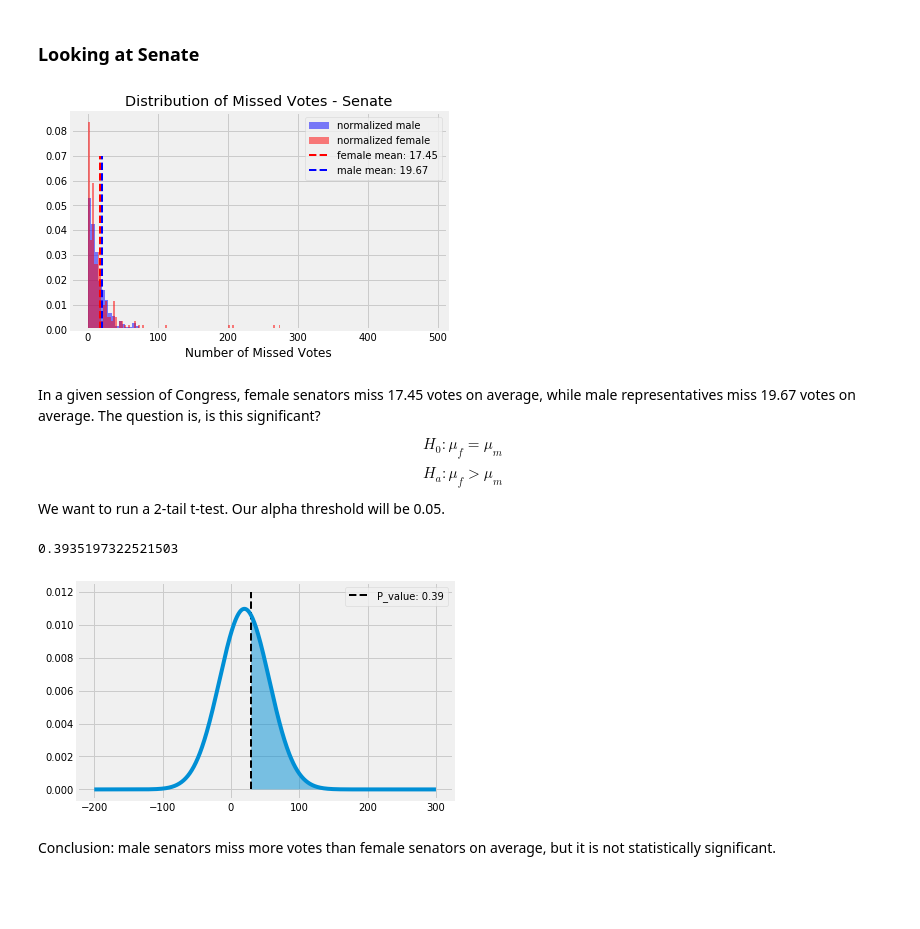
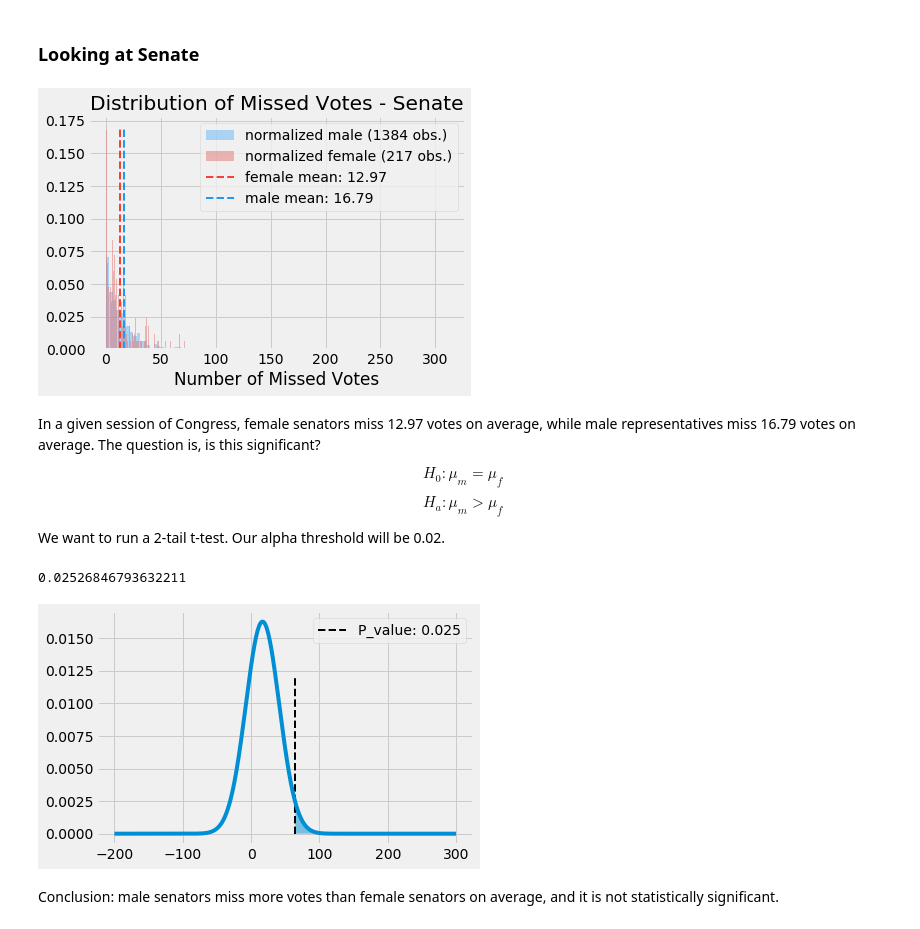
Before and after one commit to rcohngru/congressional-voting-eda, a Jupyter notebook: Post Capstone EDA/Gender.ipynb, the cells around one changed output. Cells and saved outputs as stored; diff of their text form; code cells hidden in the pictures; blank space fills up the shorter version.

```diff
--- a/Post Capstone EDA/Gender.ipynb
+++ b/Post Capstone EDA/Gender.ipynb
@@ -185,6 +185,21 @@ On average, female representatives miss 61.7 votes per Congressional session whi
 With a p-value of 0.011 I reject the null hypothesis and can determine that female representatives miss more votes than male representatives and it *is* statistically significant
 # %% [markdown]
 ### Looking at Senate
+# %%
+sessions_to_ids = {102: ['G000321', 'H000206', 'K000146'],
+                   106: ['M000303'],
+                   110: ['M000303', 'B000444', 'B000953', 'C001041', 'D000388', 'O000167'],
+                   108: ['E000286', 'G000352', 'K000148', 'L000304'],
+                   114: ['C001098', 'R000595', 'S000033', 'G000359'],
+                   116: ['S000033', 'B001267', 'B001288', 'G000555', 'H001075', 'K000367', 'W000817']}
+# %%
+to_drop = []
+for key in sessions_to_ids.keys():
+    c = senate[senate['congress'] == key]
+    index = c[c['id'].isin(sessions_to_ids[key])].index
+    to_drop.extend(index)
+
+senate = senate[~senate.index.isin(to_drop)]
 # %%
 male_senators = senate[senate['gender'] == 'M']
 female_senators = senate[senate['gender'] == 'F']
@@ -197,42 +212,42 @@ female_x = np.ones(len(female_missed))
 # %%
 fig, ax = plt.subplots()
 
 female_mean = np.mean(female_missed)
 male_mean = np.mean(male_missed)
 
-ax.hist(male_missed, color='b', label='normalized male', bins=100, normed=1, alpha=0.5)
-ax.hist(female_missed, color='r', label='normalized female', bins=100, normed=1, alpha=0.5)
-ax.vlines(female_mean, 0, 0.07, color='r', linestyle='--', linewidth=2, label='female mean: %.2f' % female_mean)
-ax.vlines(male_mean, 0, 0.07, color='b', linestyle='--', linewidth=2, label='male mean: %.2f' % male_mean)
+ax.hist(male_missed, color='#64b5f6', label='normalized male (%d obs.)' % len(male_missed), bins=100, normed=1, alpha=0.5)
+ax.hist(female_missed, color='#e57373', label='normalized female (%d obs.)' % len(female_missed), bins=100, normed=1, alpha=0.5)
+ax.vlines(female_mean, 0, 0.17, color='#f44336', linestyle='--', linewidth=2, label='female mean: %.2f' % female_mean)
+ax.vlines(male_mean, 0, 0.17, color='#2196f3', linestyle='--', linewidth=2, label='male mean: %.2f' % male_mean)
 ax.legend()
 ax.set_xlabel('Number of Missed Votes')
 ax.set_title('Distribution of Missed Votes - Senate');
 # %% [output]
-[figure, old version]
+[figure, new version]
 # %% [markdown]
-In a given session of Congress, female senators miss 17.45 votes on average, while male representatives miss 19.67 votes on average. The question is, is this significant?
+In a given session of Congress, female senators miss 12.97 votes on average, while male representatives miss 16.79 votes on average. The question is, is this significant?
 
-$$H_0: \mu_f = \mu_m$$
-$$H_a: \mu_f > \mu_m$$
+$$H_0: \mu_m = \mu_f$$
+$$H_a: \mu_m > \mu_f$$
 
-We want to run a 2-tail t-test. Our alpha threshold will be 0.05.
+We want to run a 2-tail t-test. Our alpha threshold will be 0.02.
 # %%
 t_stat, p_val = scs.ttest_ind(male_missed, female_missed)
 print(p_val)
 # %% [output]
-0.3935197322521503
+0.02526846793632211
 # %%
 dist_m = scs.norm(np.mean(male_missed), np.std(male_missed))
 y = dist_m.ppf(1 - p_val)
 fig, ax = plt.subplots()
 x = np.linspace(-200, 300, 1000)
 ax.plot(x, dist_m.pdf(x))
-ax.vlines(y, 0, 0.012, linestyle='dashed', linewidth=2, label='P_value: %.2f' % p_val)
+ax.vlines(y, 0, 0.012, linestyle='dashed', linewidth=2, label='P_value: %.3f' % p_val)
 
 fill_space = np.linspace(y, 300, 500)
 ax.fill_between(fill_space, 0, dist_m.pdf(fill_space), alpha=0.5)
 ax.legend();
 # %% [output]
-[figure, old version]
+[figure, new version]
 # %% [markdown]
-Conclusion: male senators miss more votes than female senators on average, but it is not statistically significant.
+Conclusion: male senators miss more votes than female senators on average, and it is not statistically significant.
```
Also changed, not shown: parts of 8 cells of this notebook, 14 other files.
